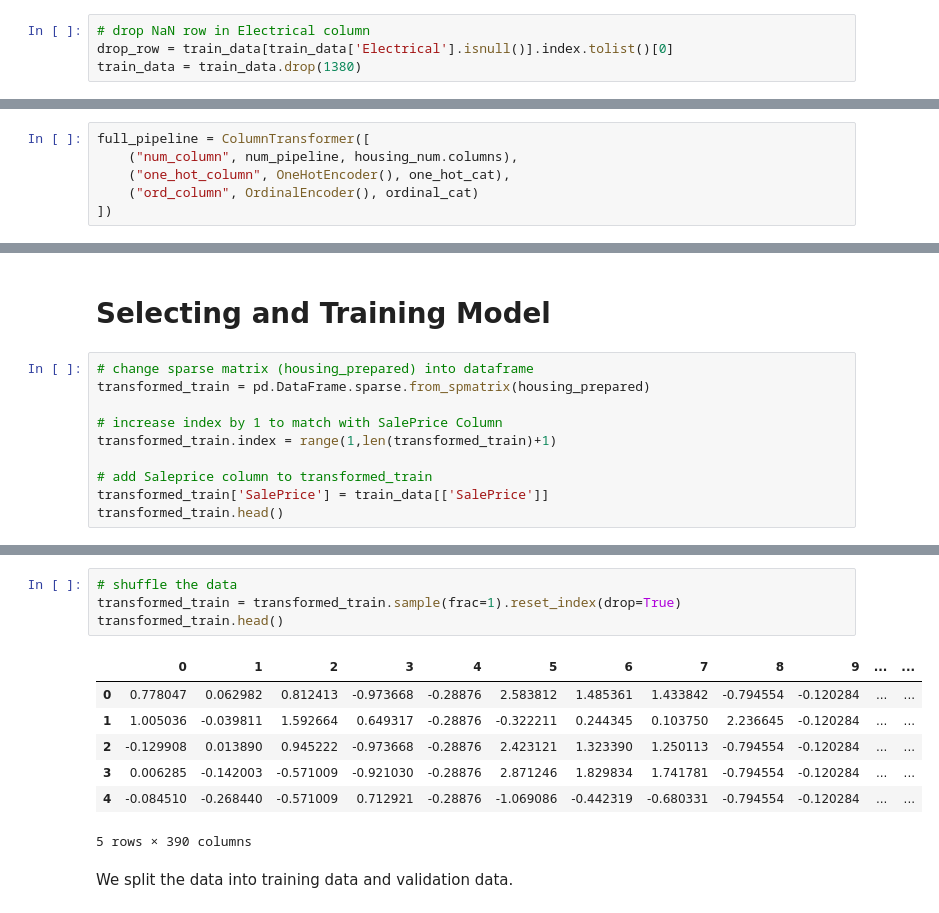
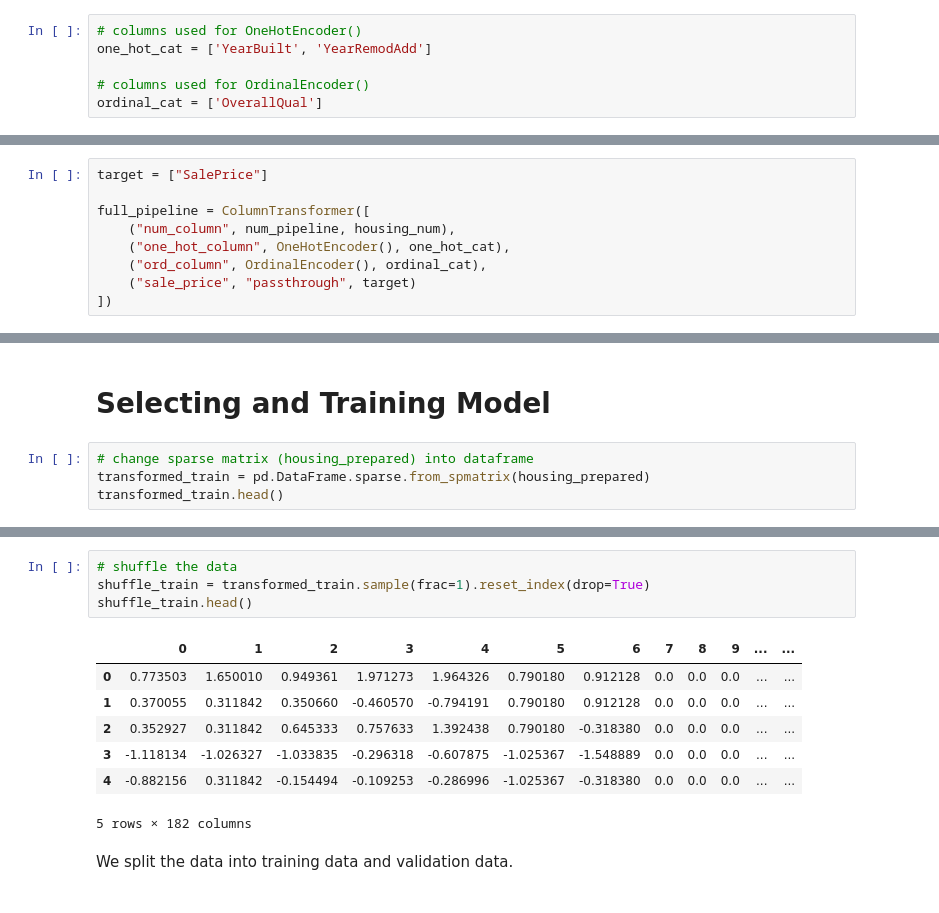
Before and after one commit to tt0507/Kaggle, a Jupyter notebook: house_price/data_analysis.ipynb, the cells around one changed output, grey strips where cells are left out. Cells and saved outputs as stored; diff of their text form.

```diff
--- a/house_price/data_analysis.ipynb
+++ b/house_price/data_analysis.ipynb
@@ -231,7 +168,9 @@ ordinal_cat = ['MSSubClass', 'Utilities', 'LotConfig', 'HouseStyle', 'OverallQua
-# %%
-# drop NaN row in Electrical column
-drop_row = train_data[train_data['Electrical'].isnull()].index.tolist()[0]
-train_data = train_data.drop(1380)
+# %%
+# columns used for OneHotEncoder()
+one_hot_cat = ['YearBuilt', 'YearRemodAdd']
+
+# columns used for OrdinalEncoder()
+ordinal_cat = ['OverallQual']
 # %% [markdown]
 ### Transformation Pipeline
 # %%
@@ -245,10 +184,13 @@ num_pipeline = Pipeline([
     ('std_scaler', StandardScaler())
 ])
 # %%
+target = ["SalePrice"]
+
 full_pipeline = ColumnTransformer([
-    ("num_column", num_pipeline, housing_num.columns),
+    ("num_column", num_pipeline, housing_num),
     ("one_hot_column", OneHotEncoder(), one_hot_cat),
-    ("ord_column", OrdinalEncoder(), ordinal_cat)
+    ("ord_column", OrdinalEncoder(), ordinal_cat),
+    ("sale_price", "passthrough", target)
 ])
 # %%
 housing_prepared = full_pipeline.fit_transform(train_data)
@@ -257,12 +199,6 @@ housing_prepared = full_pipeline.fit_transform(train_data)
 # %%
 # change sparse matrix (housing_prepared) into dataframe
 transformed_train = pd.DataFrame.sparse.from_spmatrix(housing_prepared)
-
-# increase index by 1 to match with SalePrice Column
-transformed_train.index = range(1,len(transformed_train)+1)
-
-# add Saleprice column to transformed_train
-transformed_train['SalePrice'] = train_data[['SalePrice']]
 transformed_train.head()
 # %% [output]
 |  | 0 | 1 | 2 | 3 | 4 | 5 | 6 | 7 | 8 | 9 | ... | ... |
@@ -275,14 +211,14 @@ transformed_train.head()
 # %%
 # shuffle the data
-transformed_train = transformed_train.sample(frac=1).reset_index(drop=True)
-transformed_train.head()
+shuffle_train = transformed_train.sample(frac=1).reset_index(drop=True)
+shuffle_train.head()
 # %% [output]
 |  | 0 | 1 | 2 | 3 | 4 | 5 | 6 | 7 | 8 | 9 | ... | ... |
-| 0 | 0.778047 | 0.062982 | 0.812413 | -0.973668 | -0.28876 | 2.583812 | 1.485361 | 1.433842 | -0.794554 | -0.120284 | ... | ... |
-| 1 | 1.005036 | -0.039811 | 1.592664 | 0.649317 | -0.28876 | -0.322211 | 0.244345 | 0.103750 | 2.236645 | -0.120284 | ... | ... |
-| 2 | -0.129908 | 0.013890 | 0.945222 | -0.973668 | -0.28876 | 2.423121 | 1.323390 | 1.250113 | -0.794554 | -0.120284 | ... | ... |
-| 3 | 0.006285 | -0.142003 | -0.571009 | -0.921030 | -0.28876 | 2.871246 | 1.829834 | 1.741781 | -0.794554 | -0.120284 | ... | ... |
-| 4 | -0.084510 | -0.268440 | -0.571009 | 0.712921 | -0.28876 | -1.069086 | -0.442319 | -0.680331 | -0.794554 | -0.120284 | ... | ... |
+| 0 | 0.773503 | 1.650010 | 0.949361 | 1.971273 | 1.964326 | 0.790180 | 0.912128 | 0.0 | 0.0 | 0.0 | ... | ... |
+| 1 | 0.370055 | 0.311842 | 0.350660 | -0.460570 | -0.794191 | 0.790180 | 0.912128 | 0.0 | 0.0 | 0.0 | ... | ... |
+| 2 | 0.352927 | 0.311842 | 0.645333 | 0.757633 | 1.392438 | 0.790180 | -0.318380 | 0.0 | 0.0 | 0.0 | ... | ... |
+| 3 | -1.118134 | -1.026327 | -1.033835 | -0.296318 | -0.607875 | -1.025367 | -1.548889 | 0.0 | 0.0 | 0.0 | ... | ... |
+| 4 | -0.882156 | 0.311842 | -0.154494 | -0.109253 | -0.286996 | -1.025367 | -0.318380 | 0.0 | 0.0 | 0.0 | ... | ... |
-5 rows × 390 columns
+5 rows × 182 columns
 # %% [markdown]
 We split the data into training data and validation data.
```
Also changed, not shown: parts of 58 cells of this notebook.
